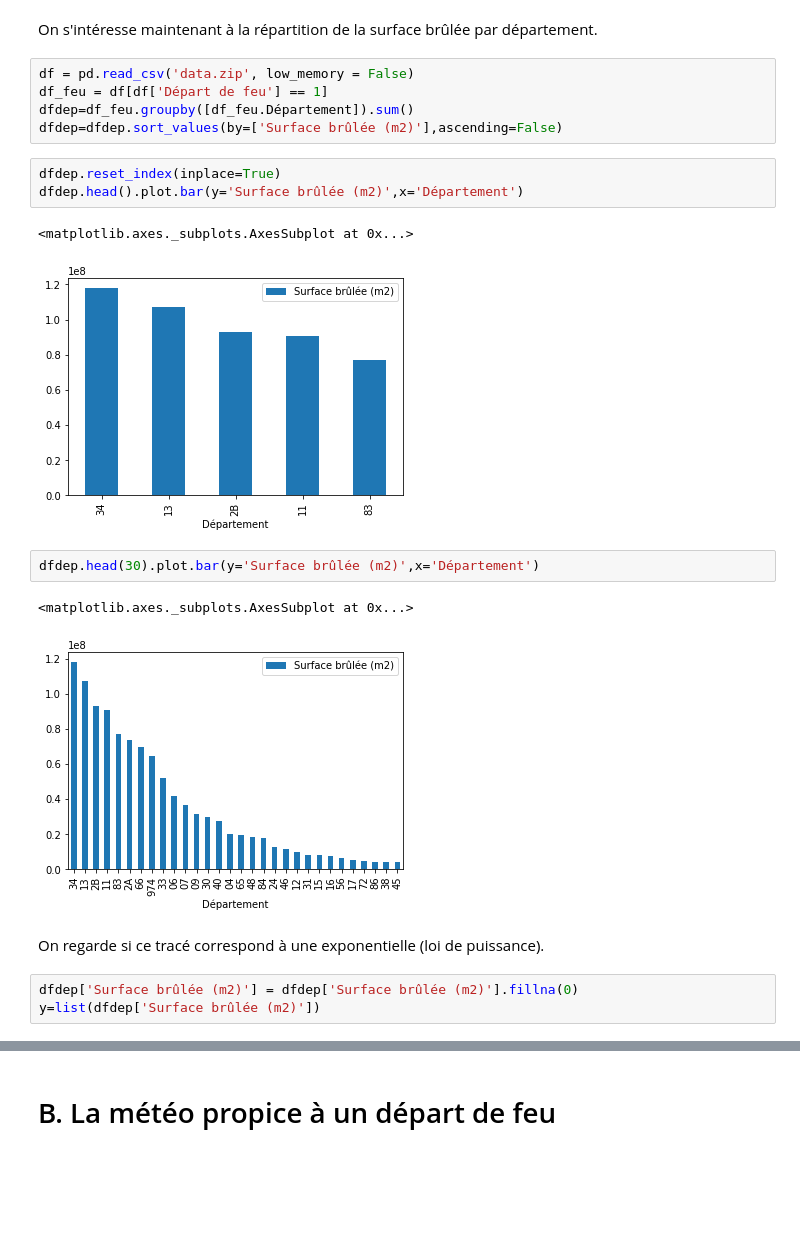
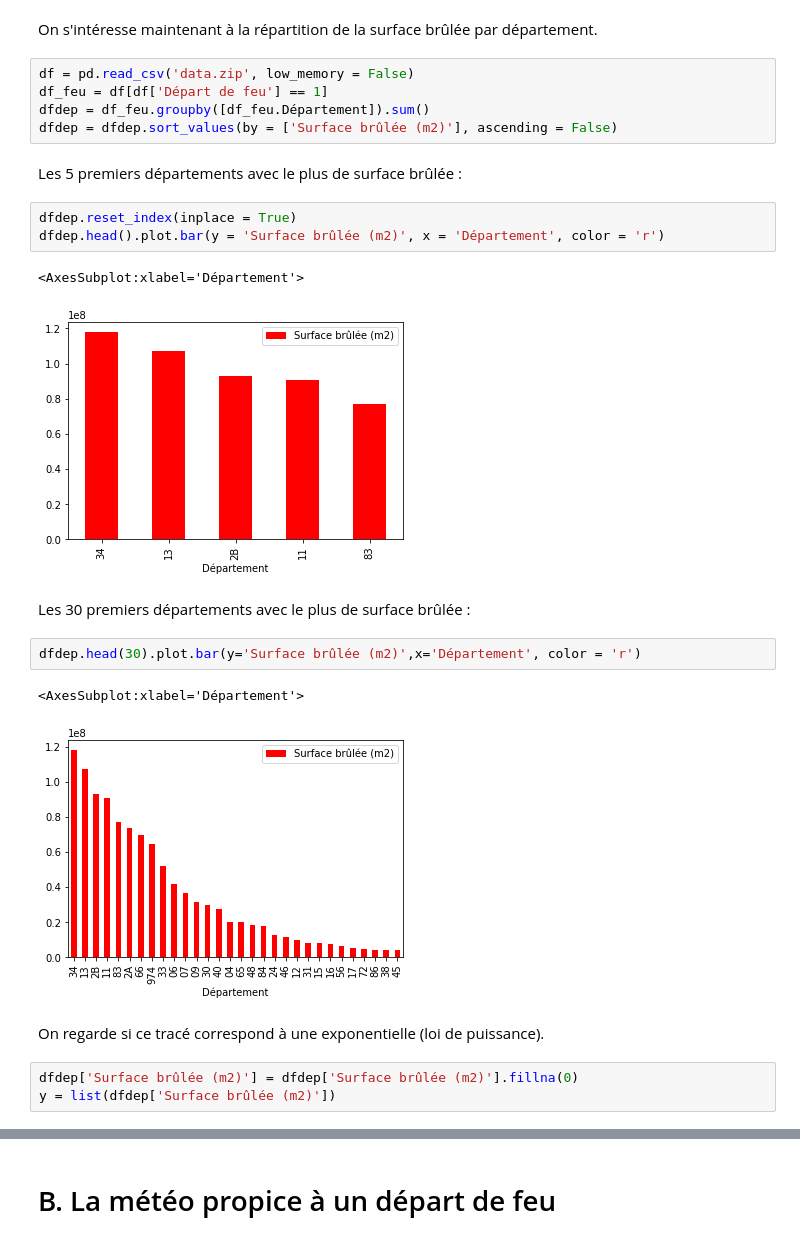
Before and after one commit to Theo-Clavel/feux_de_foret, a Jupyter notebook: Partie2.ipynb, the cells around one changed output, grey strips where cells are left out. Saved outputs shown, nothing was run; the diff lists cells and outputs as text; blank space fills up the shorter version.

```diff
--- a/Partie2.ipynb
+++ b/Partie2.ipynb
@@ -275,22 +275,26 @@ On s'intéresse maintenant à la répartition de la surface brûlée par départ
 # %%
 df = pd.read_csv('data.zip', low_memory = False)
 df_feu = df[df['Départ de feu'] == 1]
-dfdep=df_feu.groupby([df_feu.Département]).sum()
-dfdep=dfdep.sort_values(by=['Surface brûlée (m2)'],ascending=False)
+dfdep = df_feu.groupby([df_feu.Département]).sum()
+dfdep = dfdep.sort_values(by = ['Surface brûlée (m2)'], ascending = False)
+# %% [markdown]
+Les 5 premiers départements avec le plus de surface brûlée :
 # %%
-dfdep.reset_index(inplace=True)
-dfdep.head().plot.bar(y='Surface brûlée (m2)',x='Département')
+dfdep.reset_index(inplace = True)
+dfdep.head().plot.bar(y = 'Surface brûlée (m2)', x = 'Département', color = 'r')
 # %% [output]
-<matplotlib.axes._subplots.AxesSubplot at 0x...>
+<AxesSubplot:xlabel='Département'>
-[figure, old version]
+[figure, new version]
+# %% [markdown]
+Les 30 premiers départements avec le plus de surface brûlée :
 # %%
-dfdep.head(30).plot.bar(y='Surface brûlée (m2)',x='Département')
+dfdep.head(30).plot.bar(y='Surface brûlée (m2)',x='Département', color = 'r')
 # %% [output]
-<matplotlib.axes._subplots.AxesSubplot at 0x...>
+<AxesSubplot:xlabel='Département'>
-[figure, old version]
+[figure, new version]
 # %% [markdown]
 On regarde si ce tracé correspond à une exponentielle (loi de puissance).
 # %%
 dfdep['Surface brûlée (m2)'] = dfdep['Surface brûlée (m2)'].fillna(0)
-y=list(dfdep['Surface brûlée (m2)'])
+y = list(dfdep['Surface brûlée (m2)'])
 # %%
```
Also changed, not shown: parts of 11 cells of this notebook, 1 other file.
